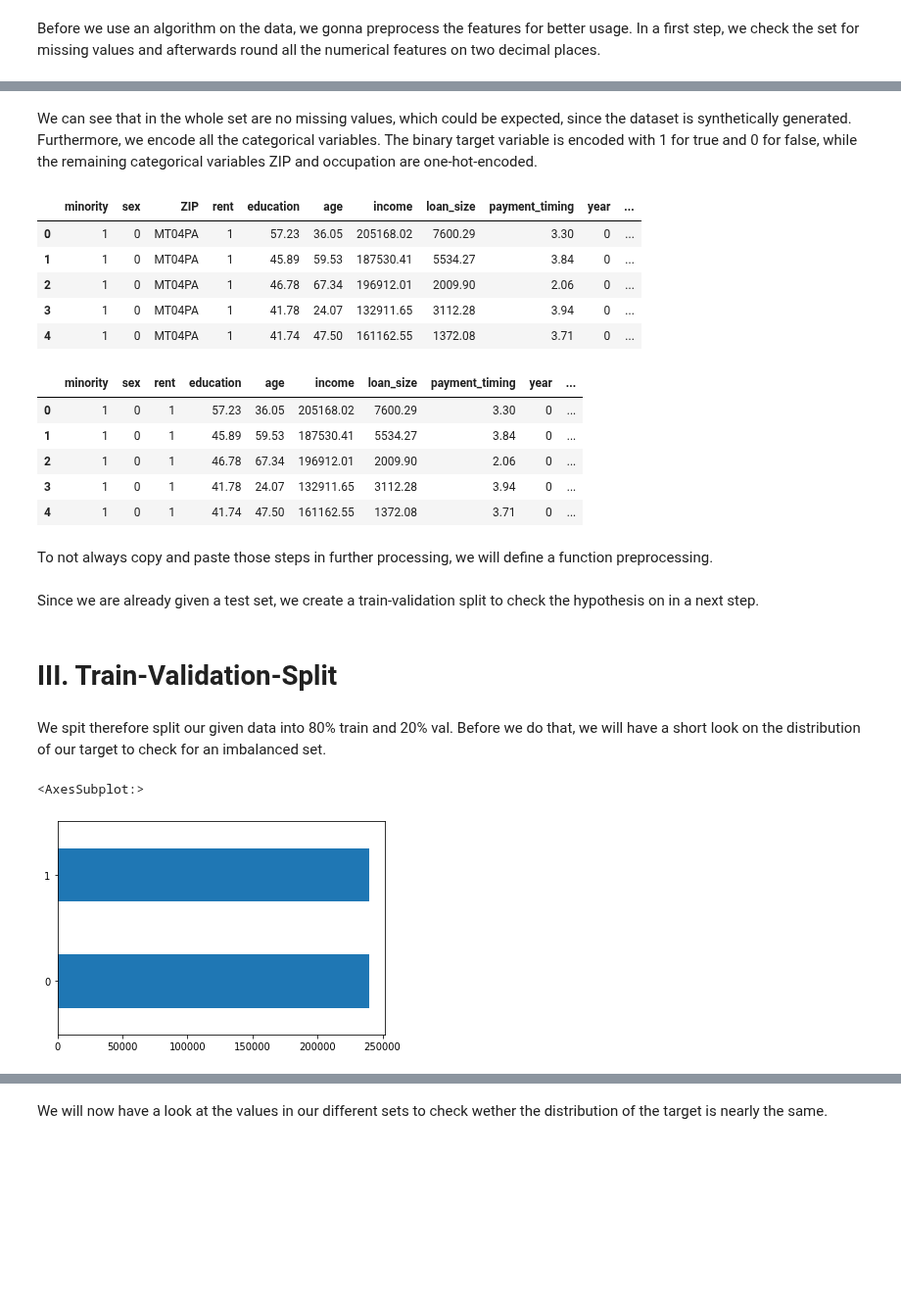
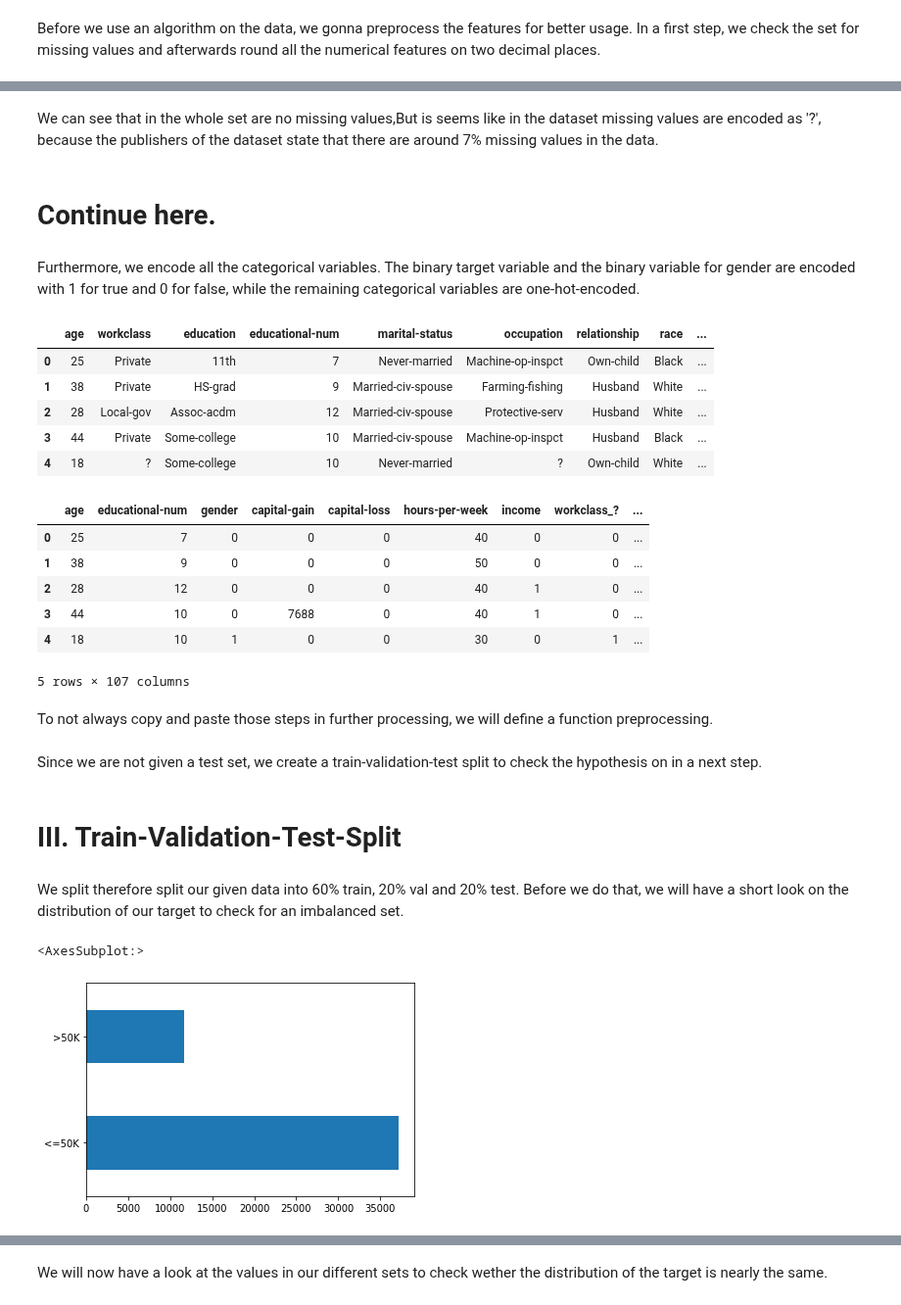
Before and after one commit to NiklasSabel/Industrial-Applications-of-Artificial-Intelligence, a Jupyter notebook: notebooks/Tertiary Sector/Finance_new.ipynb, the cells around one changed output, grey strips where cells are left out. Shown at 98% size. Drawn from its saved outputs; the diff is of its cells as text; code cells hidden in the pictures; blank space fills up the shorter version.

Commit message:
Changes new dataset phase 3

```diff
--- a/notebooks/Tertiary Sector/Finance_new.ipynb
+++ b/notebooks/Tertiary Sector/Finance_new.ipynb
@@ -158,0 +165,2 @@ df.fnlwgt.nunique()
+# %%
+df.drop(columns=['fnlwgt'],inplace =True)
@@ -177,30 +195,34 @@ occupation        0
 dtype: int64
-# %%
-df = df.round(decimals = 2)
+# %% [markdown]
+We can see that in the whole set are no missing values,But is seems like in the dataset missing values are encoded as '?', because the publishers of the dataset state that there are around 7% missing values in the data.
+# %% [markdown]
+# Continue here.
 # %% [markdown]
-We can see that in the whole set are no missing values, which could be expected, since the dataset is synthetically generated. Furthermore, we encode all the categorical variables. The binary target variable is encoded with 1 for true and 0 for false, while the remaining categorical variables ZIP and occupation are one-hot-encoded.
+Furthermore, we encode all the categorical variables. The binary target variable and the binary variable for gender are encoded with 1 for true and 0 for false, while the remaining categorical variables are one-hot-encoded.
 # %%
-cleanup_nums = {"default": {True: 1, False: 0}}
+cleanup_nums = {"gender": {'Female': 1, 'Male': 0},
+                "income": {'>50K': 1, '<=50K': 0}}
 df = df.replace(cleanup_nums)
 df.head()
 # %% [output]
-|  | minority | sex | ZIP | rent | education | age | income | loan_size | payment_timing | year | ... |
-| 0 | 1 | 0 | MT04PA | 1 | 57.23 | 36.05 | 205168.02 | 7600.29 | 3.30 | 0 | ... |
-| 1 | 1 | 0 | MT04PA | 1 | 45.89 | 59.53 | 187530.41 | 5534.27 | 3.84 | 0 | ... |
-| 2 | 1 | 0 | MT04PA | 1 | 46.78 | 67.34 | 196912.01 | 2009.90 | 2.06 | 0 | ... |
-| 3 | 1 | 0 | MT04PA | 1 | 41.78 | 24.07 | 132911.65 | 3112.28 | 3.94 | 0 | ... |
-| 4 | 1 | 0 | MT04PA | 1 | 41.74 | 47.50 | 161162.55 | 1372.08 | 3.71 | 0 | ... |
+|  | age | workclass | education | educational-num | marital-status | occupation | relationship | race | ... |
+| 0 | 25 | Private | 11th | 7 | Never-married | Machine-op-inspct | Own-child | Black | ... |
+| 1 | 38 | Private | HS-grad | 9 | Married-civ-spouse | Farming-fishing | Husband | White | ... |
+| 2 | 28 | Local-gov | Assoc-acdm | 12 | Married-civ-spouse | Protective-serv | Husband | White | ... |
+| 3 | 44 | Private | Some-college | 10 | Married-civ-spouse | Machine-op-inspct | Husband | Black | ... |
+| 4 | 18 | ? | Some-college | 10 | Never-married | ? | Own-child | White | ... |
 # %%
-df = pd.get_dummies(df, columns=["ZIP", "occupation"])
+df = pd.get_dummies(df, columns=["workclass", "education","marital-status","occupation","relationship","race","native-country"])
 # %%
 df.head()
 # %% [output]
-|  | minority | sex | rent | education | age | income | loan_size | payment_timing | year | ... |
-| 0 | 1 | 0 | 1 | 57.23 | 36.05 | 205168.02 | 7600.29 | 3.30 | 0 | ... |
-| 1 | 1 | 0 | 1 | 45.89 | 59.53 | 187530.41 | 5534.27 | 3.84 | 0 | ... |
-| 2 | 1 | 0 | 1 | 46.78 | 67.34 | 196912.01 | 2009.90 | 2.06 | 0 | ... |
-| 3 | 1 | 0 | 1 | 41.78 | 24.07 | 132911.65 | 3112.28 | 3.94 | 0 | ... |
-| 4 | 1 | 0 | 1 | 41.74 | 47.50 | 161162.55 | 1372.08 | 3.71 | 0 | ... |
+|  | age | educational-num | gender | capital-gain | capital-loss | hours-per-week | income | workclass_? | ... |
+| 0 | 25 | 7 | 0 | 0 | 0 | 40 | 0 | 0 | ... |
+| 1 | 38 | 9 | 0 | 0 | 0 | 50 | 0 | 0 | ... |
+| 2 | 28 | 12 | 0 | 0 | 0 | 40 | 1 | 0 | ... |
+| 3 | 44 | 10 | 0 | 7688 | 0 | 40 | 1 | 0 | ... |
+| 4 | 18 | 10 | 1 | 0 | 0 | 30 | 0 | 1 | ... |
+5 rows × 107 columns
 # %% [markdown]
 To not always copy and paste those steps in further processing, we will define a function preprocessing.
 # %%
@@ -221,14 +241,14 @@ def preprocessing(df:pd.DataFrame, dec :int, categ:list) -> pd.DataFrame:
 
     return df
 # %% [markdown]
-Since we are already given a test set, we create a train-validation split to check the hypothesis on in a next step.
+Since we are not given a test set, we create a train-validation-test split to check the hypothesis on in a next step.
 # %% [markdown]
-# III. Train-Validation-Split
+# III. Train-Validation-Test-Split
 # %% [markdown]
-We spit therefore split our given data into 80% train and 20% val. Before we do that, we will have a short look on the distribution of our target to check for an imbalanced set.
+We split therefore split our given data into 60% train, 20% val and 20% test. Before we do that, we will have a short look on the distribution of our target to check for an imbalanced set.
 # %%
-df['default'].value_counts().plot(kind ='barh')
+df['income'].value_counts().plot(kind ='barh')
 # %% [output]
 <AxesSubplot:>
-[figure, old version]
+[figure, new version]
 # %% [markdown]
```
Also changed, not shown: parts of 20 cells of this notebook.
